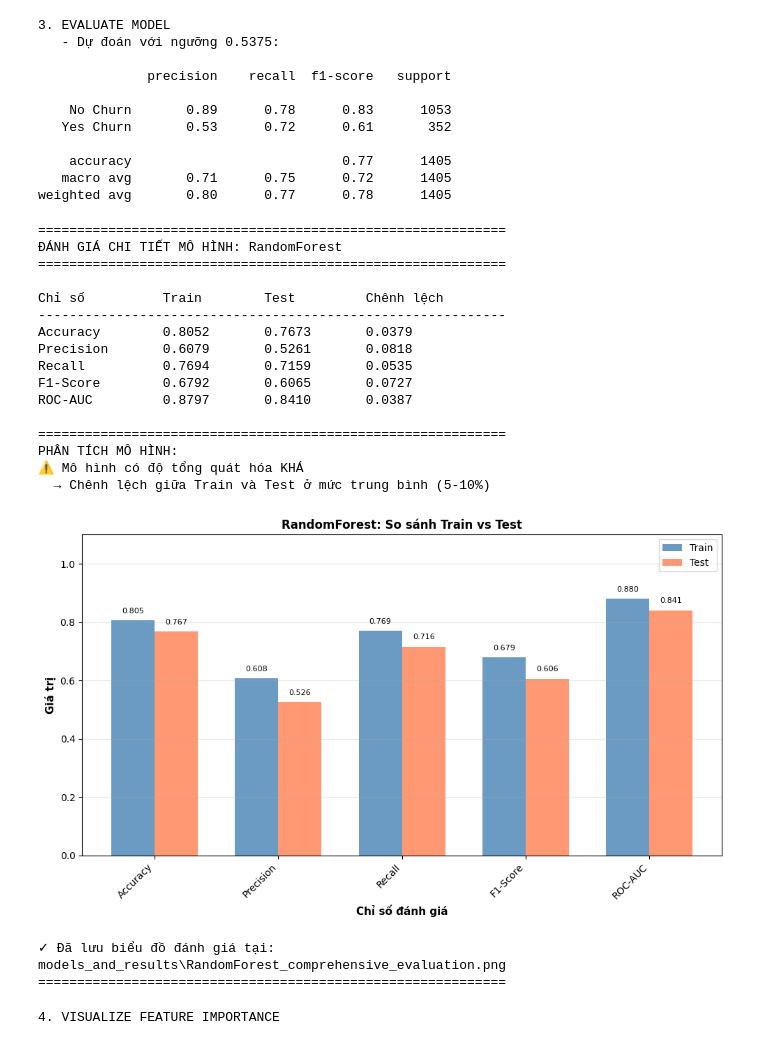
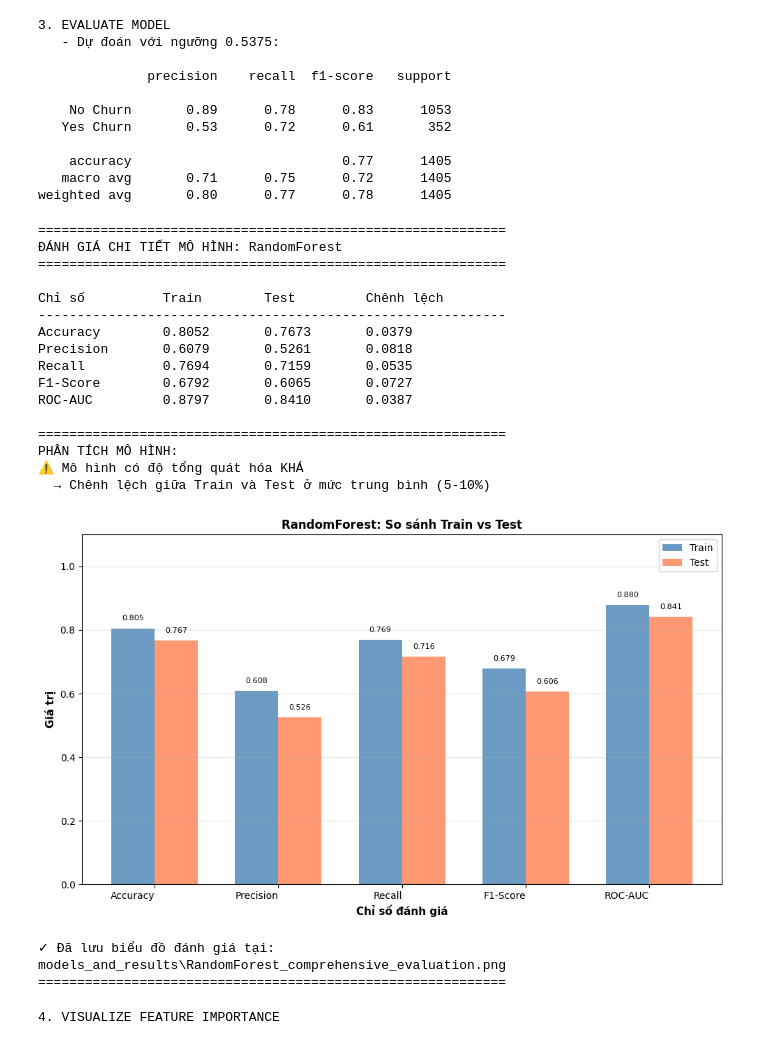
Before and after one commit to hovngnvm/customer_telco_churn, a Jupyter notebook: randomForest.ipynb, the cells around one changed output. Cells and saved outputs as stored; diff of their text form; code cells hidden in the pictures.

```diff
--- a/randomForest.ipynb
+++ b/randomForest.ipynb
@@ -26,7 +26,7 @@ print("--- KHỞI TẠO RANDOM FOREST ---")
 # %%
 def load_data():
     """
-    Đọc dữ liệu đã xử lý từ folder_standardized (kết quả của processing.ipynb).
+    Đọc dữ liệu đã xử lý từ folder_standardized (kết quả của preprocessing.ipynb).
 
     Returns:
         tuple: (X_train, y_train, X_test, y_test) - Bộ dữ liệu huấn luyện và kiểm tra
@@ -268,7 +268,7 @@ def comprehensive_model_evaluation(best_model, best_threshold, X_train, y_train,
     ax.set_ylabel('Giá trị', fontsize=11, fontweight='bold')
     ax.set_title(f'{model_name}: So sánh Train vs Test', fontsize=12, fontweight='bold')
     ax.set_xticks(x)
-    ax.set_xticklabels(metrics_names, rotation=45, ha='right')
+    ax.set_xticklabels(metrics_names, rotation=0, ha='right')
     ax.legend()
     ax.grid(axis='y', alpha=0.3)
     ax.set_ylim([0, 1.1])
@@ -291,34 +291,34 @@ def comprehensive_model_evaluation(best_model, best_threshold, X_train, y_train,
 
     return train_metrics, test_metrics
 
 # Gọi hàm đánh giá (thêm vào cuối mỗi notebook sau khi train xong)
 train_metrics, test_metrics = comprehensive_model_evaluation(
     best_model,
     best_threshold,
     X_train,
     y_train,
     X_test,
     y_test,
     model_name
 )
 # %% [output]
 ============================================================
 ĐÁNH GIÁ CHI TIẾT MÔ HÌNH: RandomForest
 ============================================================
 
 Chỉ số          Train        Test         Chênh lệch
 ------------------------------------------------------------
 Accuracy        0.8052       0.7673       0.0379
 Precision       0.6079       0.5261       0.0818
 Recall          0.7694       0.7159       0.0535
 F1-Score        0.6792       0.6065       0.0727
 ROC-AUC         0.8797       0.8410       0.0387
 
 ============================================================
 PHÂN TÍCH MÔ HÌNH:
 ⚠ Mô hình có độ tổng quát hóa KHÁ
   → Chênh lệch giữa Train và Test ở mức trung bình (5-10%)
-[figure, old version]
+[figure, new version]
 ✓ Đã lưu biểu đồ đánh giá tại: models_and_results\RandomForest_comprehensive_evaluation.png
 ============================================================
 # %%
```
Also changed, not shown: 9 other files.
